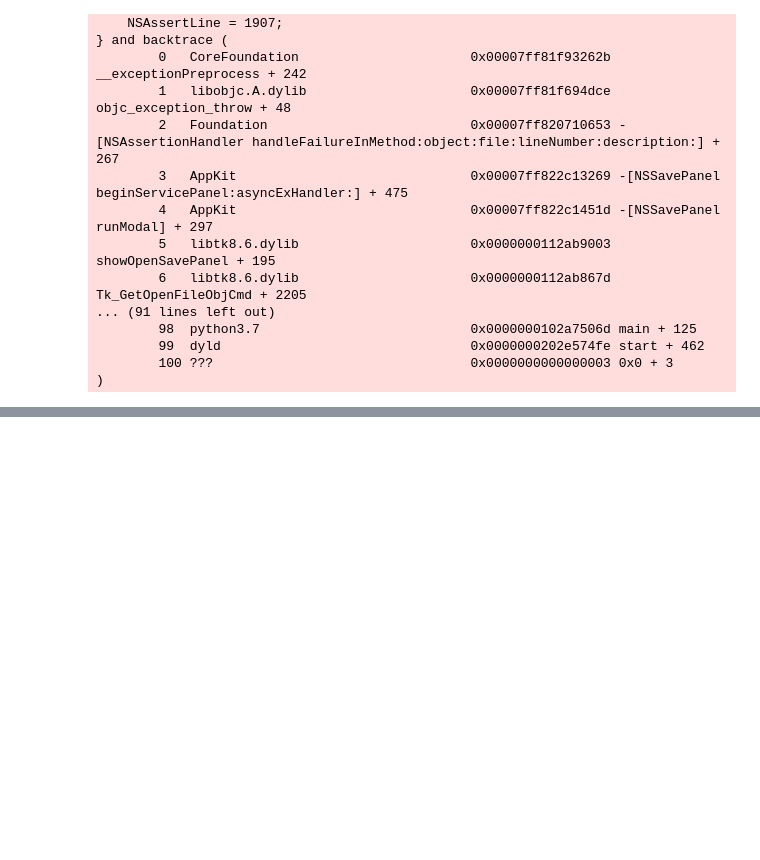
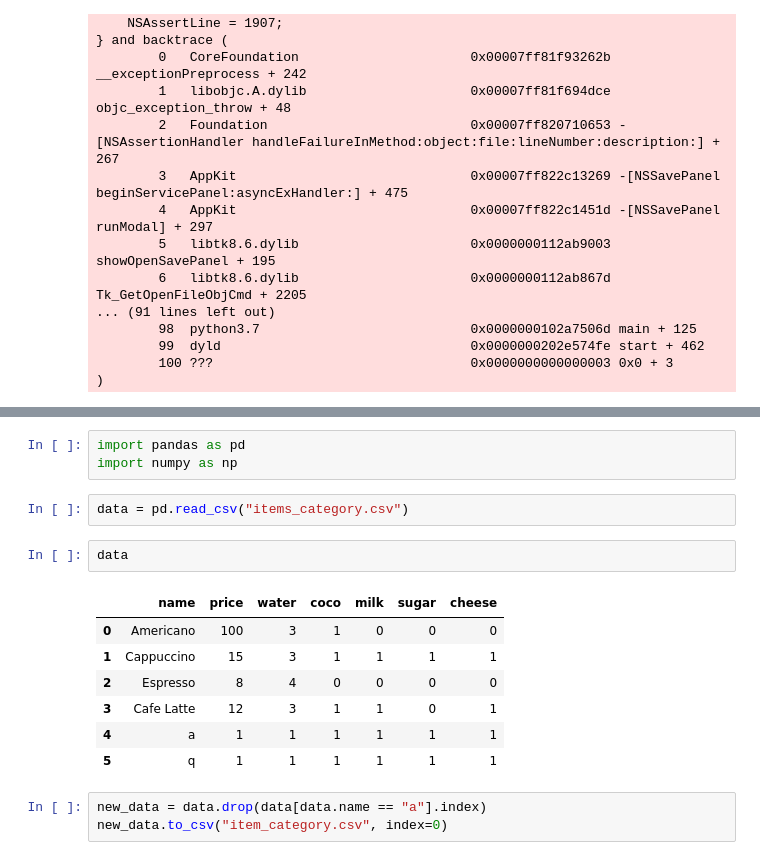
Before and after one commit to XingyouLee/ordering_system, a Jupyter notebook: test.ipynb, the cells around one changed output, grey strips where cells are left out. Drawn from its saved outputs; the diff is of its cells as text; blank space fills up the shorter version.

```diff
--- a/test.ipynb
+++ b/test.ipynb
@@ -153,0 +179,18 @@ print(filepath)
+# %%
+import pandas as pd
+import numpy as np
+# %%
+data = pd.read_csv("items_category.csv")
+# %%
+data
+# %% [output]
+|  | name | price | water | coco | milk | sugar | cheese |
+| 0 | Americano | 100 | 3 | 1 | 0 | 0 | 0 |
+| 1 | Cappuccino | 15 | 3 | 1 | 1 | 1 | 1 |
+| 2 | Espresso | 8 | 4 | 0 | 0 | 0 | 0 |
+| 3 | Cafe Latte | 12 | 3 | 1 | 1 | 0 | 1 |
+| 4 | a | 1 | 1 | 1 | 1 | 1 | 1 |
+| 5 | q | 1 | 1 | 1 | 1 | 1 | 1 |
+# %%
+new_data = data.drop(data[data.name == "a"].index)
+new_data.to_csv("item_category.csv", index=0)
```
Also changed, not shown: parts of 7 cells of this notebook, 5 other files.
